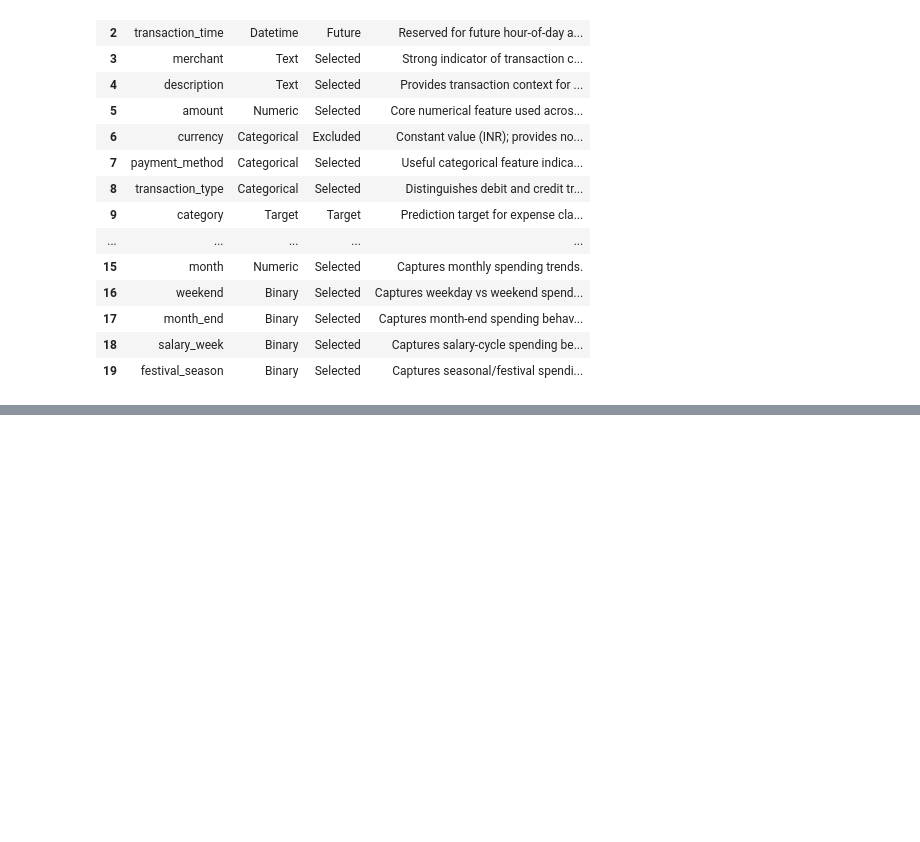
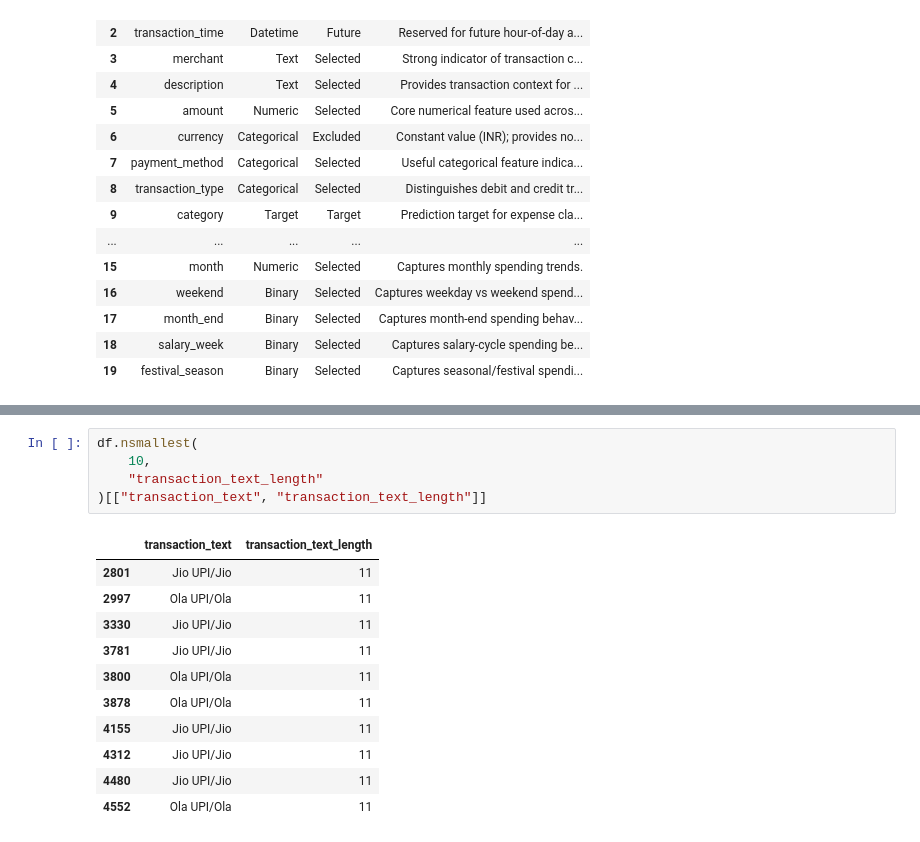
Before and after one commit to SatheMonika04/AI-Financial-Wellness-Coach, a Jupyter notebook: Feature_Engineering/feature_engineering_m.ipynb, the cells around one changed output, grey strips where cells are left out. Drawn from its saved outputs; the diff is of its cells as text; blank space fills up the shorter version.

```diff
--- a/Feature_Engineering/feature_engineering_m.ipynb
+++ b/Feature_Engineering/feature_engineering_m.ipynb
@@ -410,0 +496,17 @@ feature_plan
+# %%
+df.nsmallest(
+    10,
+    "transaction_text_length"
+)[["transaction_text", "transaction_text_length"]]
+# %% [output]
+|  | transaction_text | transaction_text_length |
+| 2801 | Jio UPI/Jio | 11 |
+| 2997 | Ola UPI/Ola | 11 |
+| 3330 | Jio UPI/Jio | 11 |
+| 3781 | Jio UPI/Jio | 11 |
+| 3800 | Ola UPI/Ola | 11 |
+| 3878 | Ola UPI/Ola | 11 |
+| 4155 | Jio UPI/Jio | 11 |
+| 4312 | Jio UPI/Jio | 11 |
+| 4480 | Jio UPI/Jio | 11 |
+| 4552 | Ola UPI/Ola | 11 |
```
Also changed, not shown: parts of 13 cells of this notebook, 1 other file.
